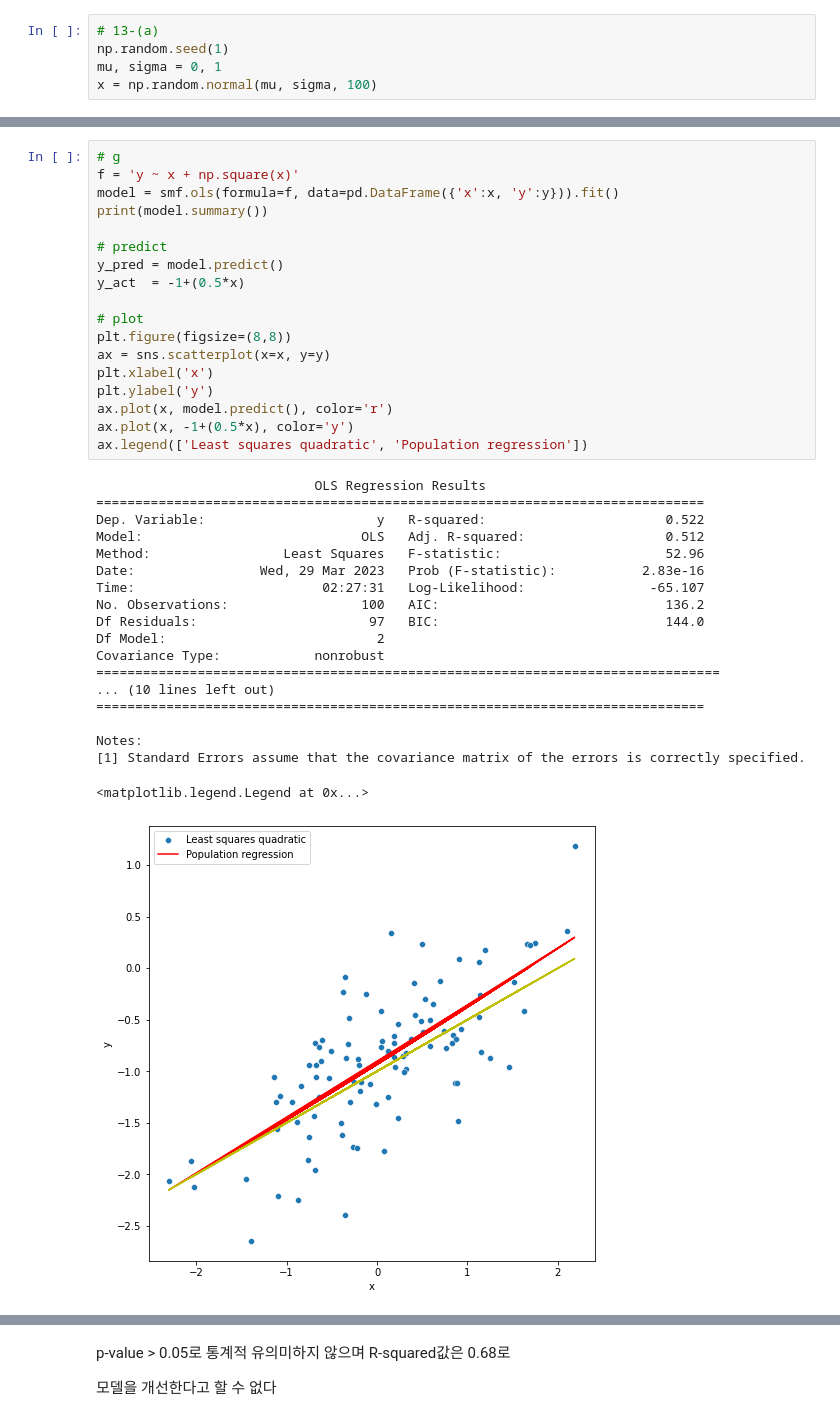
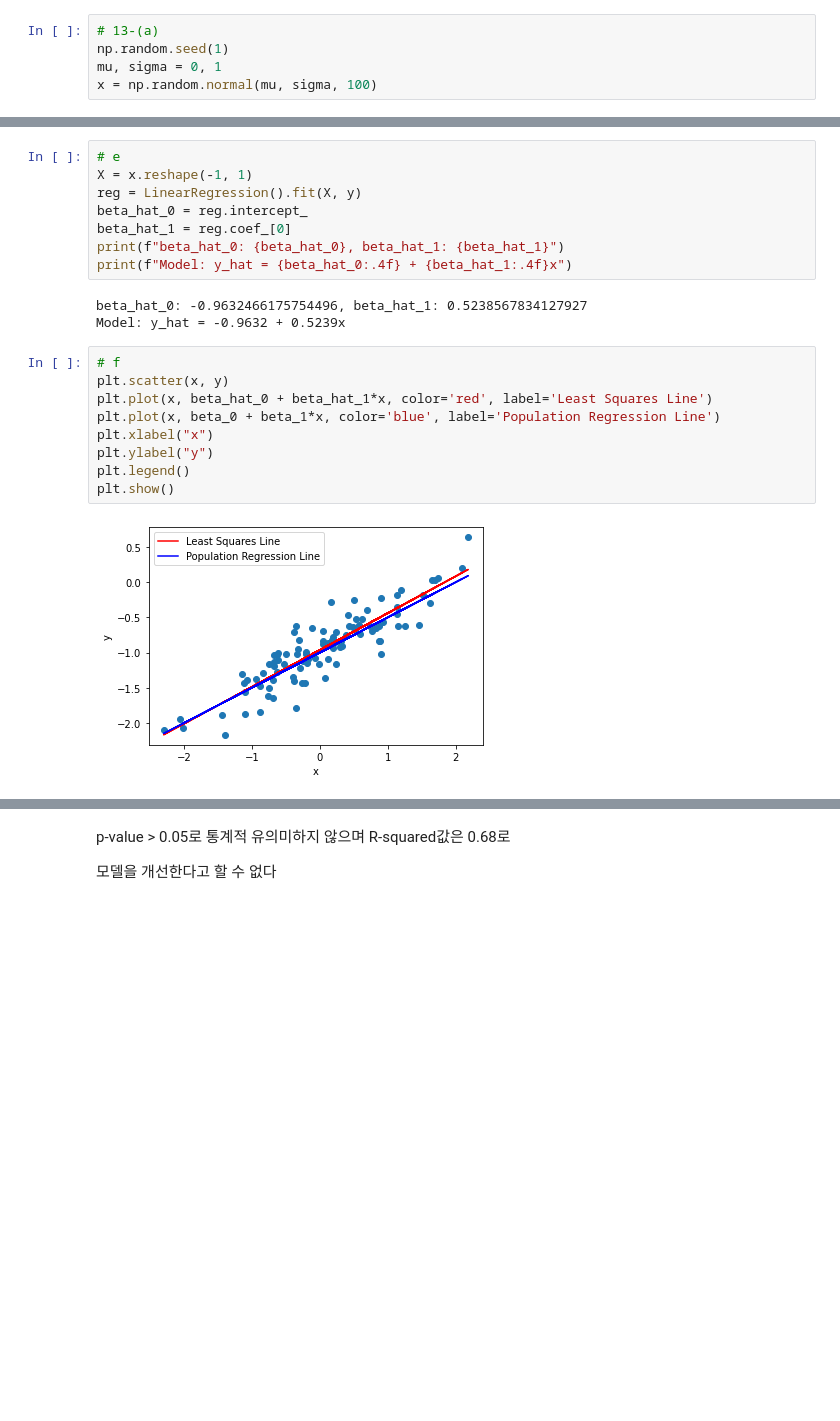
Before and after one commit to bysxx/data_mining, a Jupyter notebook: linear_regression_0329.ipynb, the cells around one changed output, grey strips where cells are left out. Cells and saved outputs as stored; diff of their text form; blank space fills up the shorter version.

```diff
--- a/linear_regression_0329.ipynb
+++ b/linear_regression_0329.ipynb
@@ -276,38 +242,22 @@ ax.legend(['Least squares', 'Population regression']);
-# %%
-# g
-f = 'y ~ x + np.square(x)'
-model = smf.ols(formula=f, data=pd.DataFrame({'x':x, 'y':y})).fit()
-print(model.summary())
-
-# predict
-y_pred = model.predict()
-y_act  = -1+(0.5*x)
-
-# plot
-plt.figure(figsize=(8,8))
-ax = sns.scatterplot(x=x, y=y)
-plt.xlabel('x')
-plt.ylabel('y')
-ax.plot(x, model.predict(), color='r')
-ax.plot(x, -1+(0.5*x), color='y')
-ax.legend(['Least squares quadratic', 'Population regression'])
-# %% [output]
-                            OLS Regression Results
-==============================================================================
-Dep. Variable:                      y   R-squared:                       0.522
-Model:                            OLS   Adj. R-squared:                  0.512
-Method:                 Least Squares   F-statistic:                     52.96
-Date:                Wed, 29 Mar 2023   Prob (F-statistic):           2.83e-16
-Time:                        02:27:31   Log-Likelihood:                -65.107
-No. Observations:                 100   AIC:                             136.2
-Df Residuals:                      97   BIC:                             144.0
-Df Model:                           2
-Covariance Type:            nonrobust
-================================================================================
-... (10 lines left out)
-==============================================================================
-
-Notes:
-[1] Standard Errors assume that the covariance matrix of the errors is correctly specified.
-<matplotlib.legend.Legend at 0x...>
-[figure, removed]
+# %%
+# e
+X = x.reshape(-1, 1)
+reg = LinearRegression().fit(X, y)
+beta_hat_0 = reg.intercept_
+beta_hat_1 = reg.coef_[0]
+print(f"beta_hat_0: {beta_hat_0}, beta_hat_1: {beta_hat_1}")
+print(f"Model: y_hat = {beta_hat_0:.4f} + {beta_hat_1:.4f}x")
+# %% [output]
+beta_hat_0: -0.9632466175754496, beta_hat_1: 0.5238567834127927
+Model: y_hat = -0.9632 + 0.5239x
+# %%
+# f
+plt.scatter(x, y)
+plt.plot(x, beta_hat_0 + beta_hat_1*x, color='red', label='Least Squares Line')
+plt.plot(x, beta_0 + beta_1*x, color='blue', label='Population Regression Line')
+plt.xlabel("x")
+plt.ylabel("y")
+plt.legend()
+plt.show()
+# %% [output]
+[figure, added]
```
Also changed, not shown: parts of 16 cells of this notebook.
